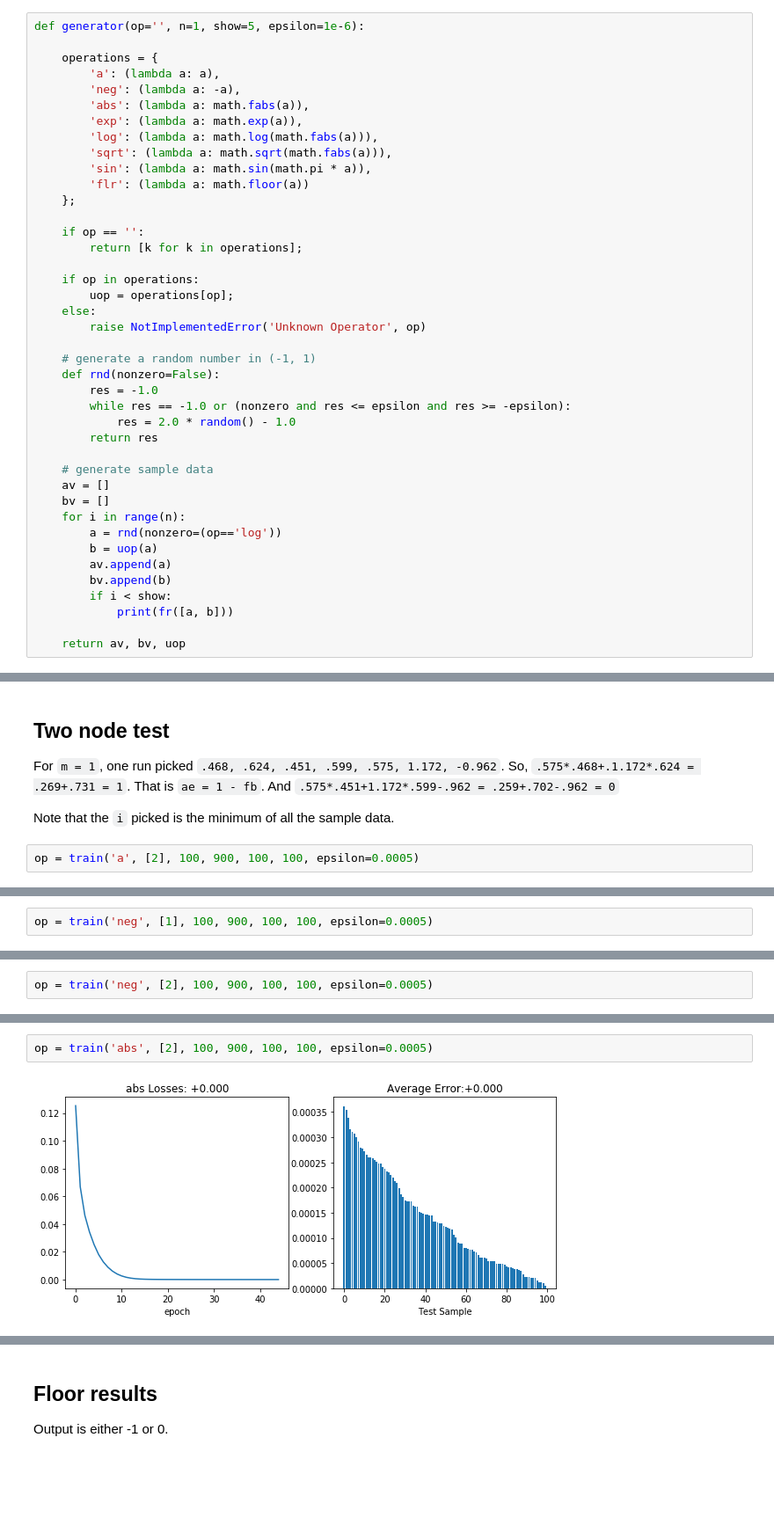
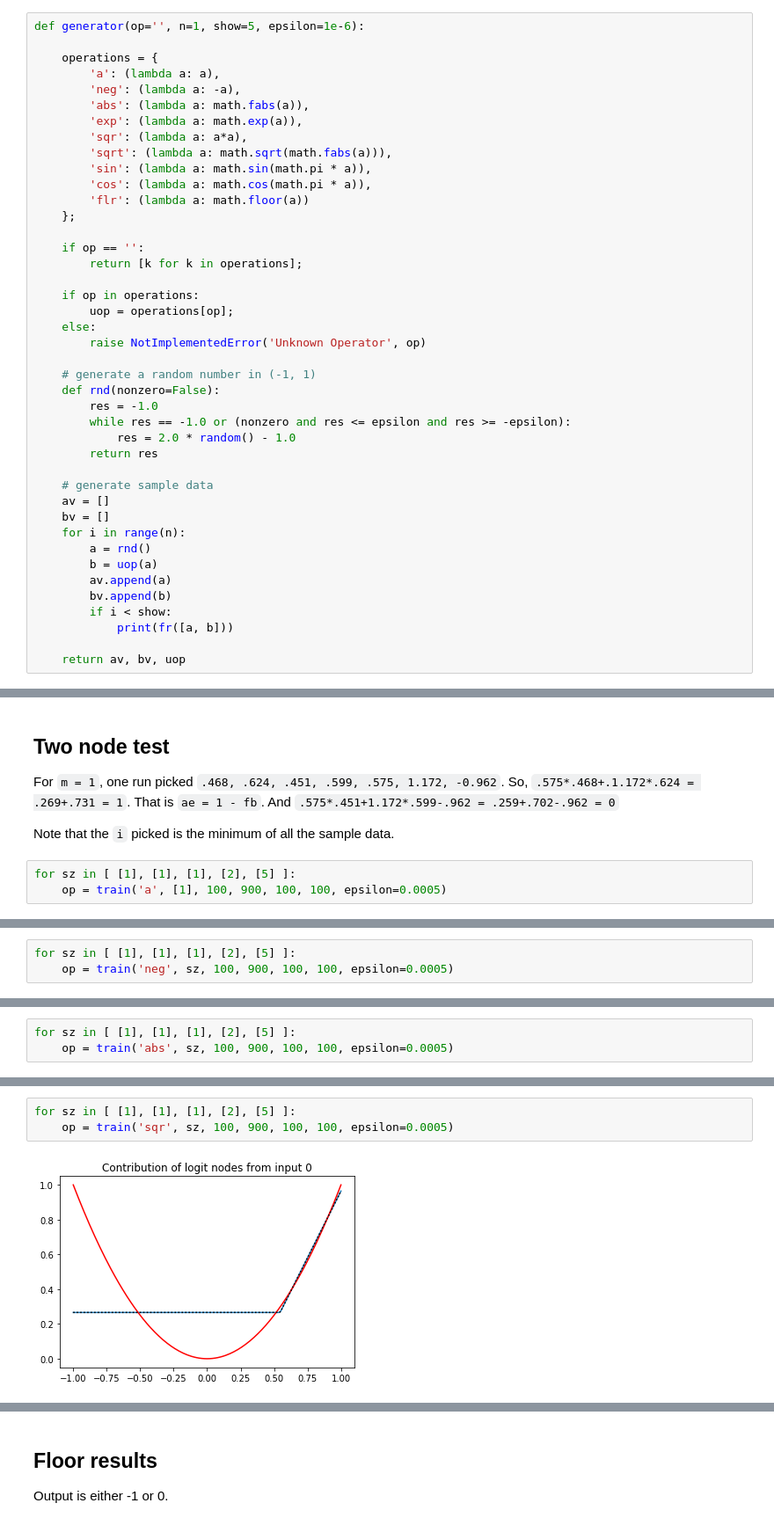
Before and after one commit to cygnyx/cygnyx.github.io, a Jupyter notebook: notebooks/UnaryOperatorsNN.ipynb, the cells around one changed output, grey strips where cells are left out. Shown at 88% size. Cells and saved outputs as stored; diff of their text form; blank space fills up the shorter version.

```diff
--- a/notebooks/UnaryOperatorsNN.ipynb
+++ b/notebooks/UnaryOperatorsNN.ipynb
@@ -51,9 +115,10 @@ def generator(op='', n=1, show=5, epsilon=1e-6):
         'neg': (lambda a: -a),
         'abs': (lambda a: math.fabs(a)),
         'exp': (lambda a: math.exp(a)),
-        'log': (lambda a: math.log(math.fabs(a))),
+        'sqr': (lambda a: a*a),
         'sqrt': (lambda a: math.sqrt(math.fabs(a))),
         'sin': (lambda a: math.sin(math.pi * a)),
+        'cos': (lambda a: math.cos(math.pi * a)),
         'flr': (lambda a: math.floor(a))
     };
 
@@ -76,7 +141,7 @@ def generator(op='', n=1, show=5, epsilon=1e-6):
     av = []
     bv = []
     for i in range(n):
-        a = rnd(nonzero=(op=='log'))
+        a = rnd()
         b = uop(a)
         av.append(a)
         bv.append(b)
@@ -445,5 +544,6 @@ And `.575*.451+1.172*.599-.962 = .259+.702-.962 = 0`
 
 Note that the `i` picked is the minimum of all the sample data.
 # %%
-op = train('a', [2], 100, 900, 100, 100, epsilon=0.0005)
+for sz in [ [1], [1], [1], [2], [5] ]:
+    op = train('a', [1], 100, 900, 100, 100, epsilon=0.0005)
 # %% [output]
@@ -472,3 +597,4 @@ Elapse Time: 0.0467 hours
 # %%
-op = train('neg', [1], 100, 900, 100, 100, epsilon=0.0005)
+for sz in [ [1], [1], [1], [2], [5] ]:
+    op = train('neg', sz, 100, 900, 100, 100, epsilon=0.0005)
 # %% [output]
@@ -496,3 +652,4 @@ Elapse Time: 0.0678 hours
 # %%
-op = train('neg', [2], 100, 900, 100, 100, epsilon=0.0005)
+for sz in [ [1], [1], [1], [2], [5] ]:
+    op = train('abs', sz, 100, 900, 100, 100, epsilon=0.0005)
 # %% [output]
@@ -525,4 +703,5 @@ Each abs solution that works involves a ReLu.
 # %%
-op = train('abs', [2], 100, 900, 100, 100, epsilon=0.0005)
+for sz in [ [1], [1], [1], [2], [5] ]:
+    op = train('sqr', sz, 100, 900, 100, 100, epsilon=0.0005)
 # %% [output]
-[figure, old version]
+[figure, new version]
```
Also changed, not shown: parts of 38 cells of this notebook.
